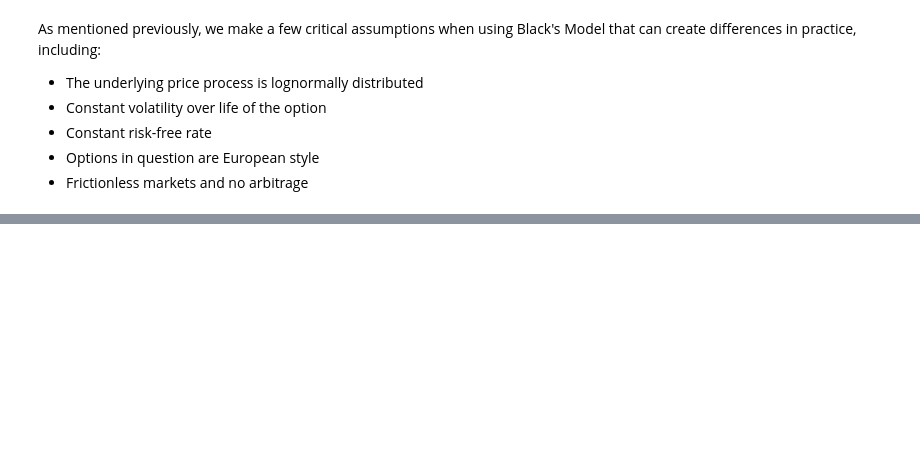
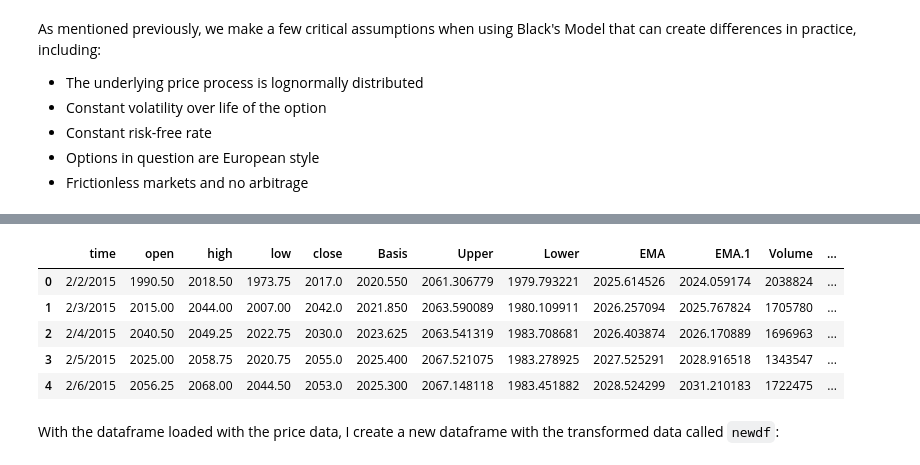
Before and after one commit to zacharywright96/Portfolio-Projects, a Jupyter notebook: BlacksModel.ipynb, the cells around one changed output, grey strips where cells are left out. Saved outputs shown, nothing was run; the diff lists cells and outputs as text; code cells hidden in the pictures; blank space fills up the shorter version.

```diff
--- a/BlacksModel.ipynb
+++ b/BlacksModel.ipynb
@@ -184,0 +193,11 @@ I will demonstrate the first limitation by comparing the assumed lognormal distr
+# %%
+df.head()
+# %% [output]
+|  | time | open | high | low | close | Basis | Upper | Lower | EMA | EMA.1 | Volume | ... |
+| 0 | 2/2/2015 | 1990.50 | 2018.50 | 1973.75 | 2017.0 | 2020.550 | 2061.306779 | 1979.793221 | 2025.614526 | 2024.059174 | 2038824 | ... |
+| 1 | 2/3/2015 | 2015.00 | 2044.00 | 2007.00 | 2042.0 | 2021.850 | 2063.590089 | 1980.109911 | 2026.257094 | 2025.767824 | 1705780 | ... |
+| 2 | 2/4/2015 | 2040.50 | 2049.25 | 2022.75 | 2030.0 | 2023.625 | 2063.541319 | 1983.708681 | 2026.403874 | 2026.170889 | 1696963 | ... |
+| 3 | 2/5/2015 | 2025.00 | 2058.75 | 2020.75 | 2055.0 | 2025.400 | 2067.521075 | 1983.278925 | 2027.525291 | 2028.916518 | 1343547 | ... |
+| 4 | 2/6/2015 | 2056.25 | 2068.00 | 2044.50 | 2053.0 | 2025.300 | 2067.148118 | 1983.451882 | 2028.524299 | 2031.210183 | 1722475 | ... |
+# %% [markdown]
+With the dataframe loaded with the price data, I create a new dataframe with the transformed data called `newdf`:
```
Also changed, not shown: parts of 16 cells of this notebook.
